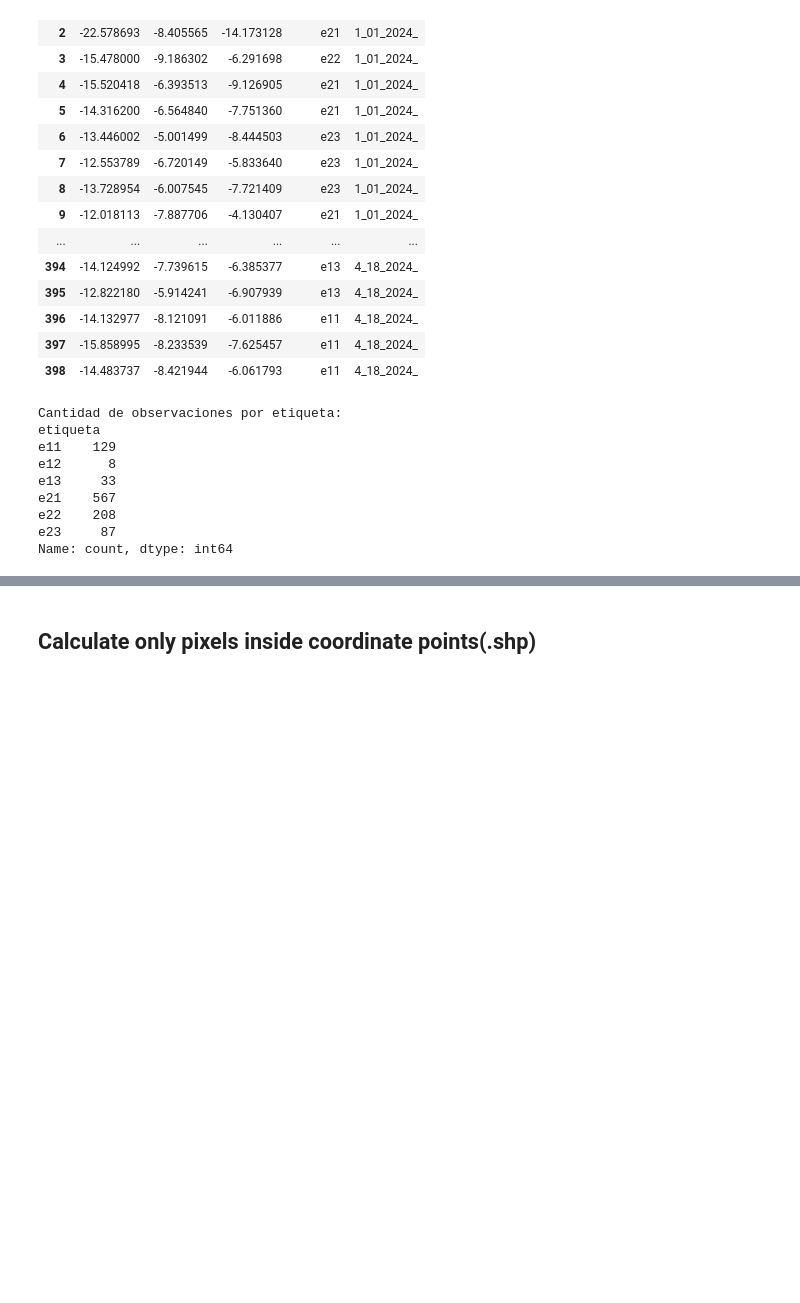
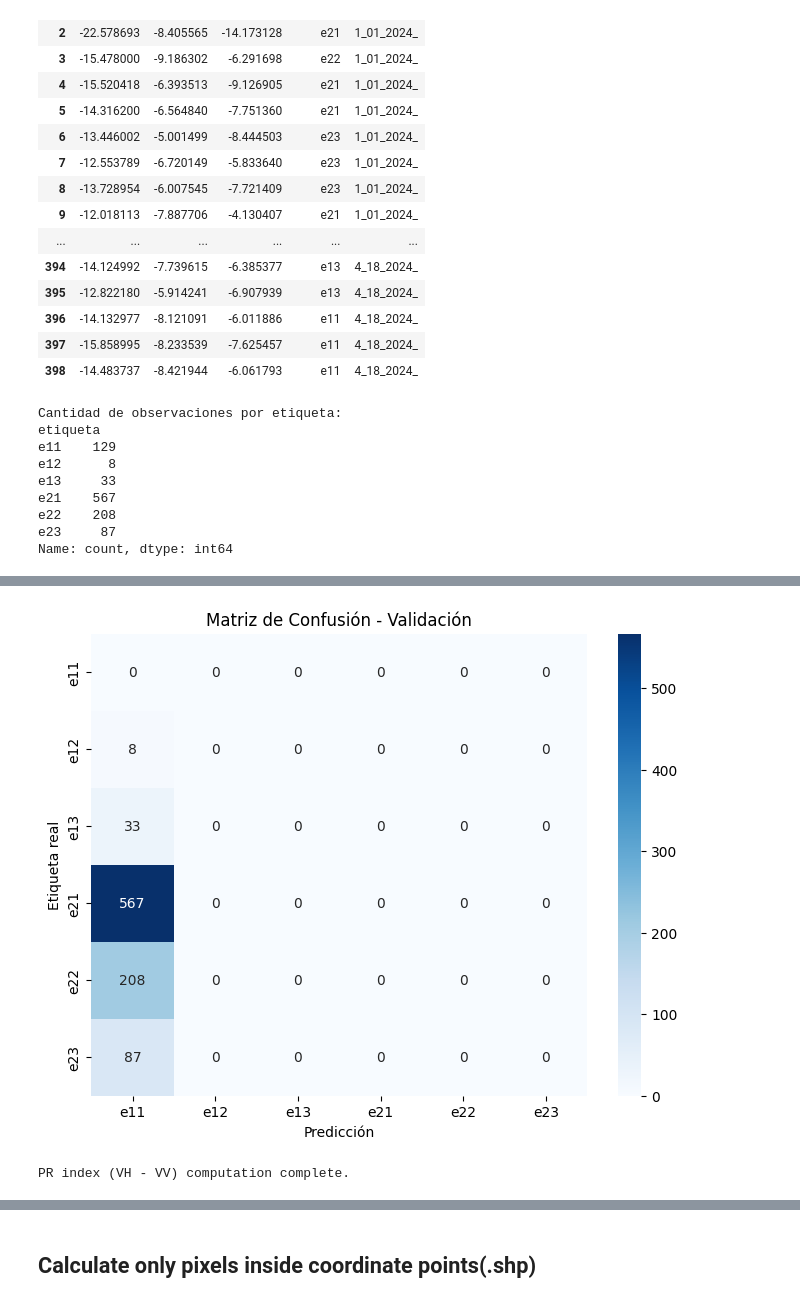
Before and after one commit to spalominoa/WETSAT_v2_spa, a Jupyter notebook: 2_Modelling_WETSAT_Google_Colab/Wetsat_Geoprocessing.ipynb, the cells around one changed output, grey strips where cells are left out. Drawn from its saved outputs; the diff is of its cells as text; code cells hidden in the pictures; blank space fills up the shorter version.

```diff
--- a/2_Modelling_WETSAT_Google_Colab/Wetsat_Geoprocessing.ipynb
+++ b/2_Modelling_WETSAT_Google_Colab/Wetsat_Geoprocessing.ipynb
@@ -446,3 +442,26 @@ e21    567
 e22    208
 e23     87
 Name: count, dtype: int64
+# %%
+etiquetas_validas = ['e21', 'e12', 'e13', 'e22', 'e23']
+df_modelo = df_final.dropna(subset=['VV', 'VH', 'PR', 'etiqueta'])
+
+le = LabelEncoder()
+df_modelo['etiqueta_cod'] = le.fit_transform(df_modelo['etiqueta'])
+
+X = df_modelo[['VV', 'VH', 'PR']].values
+y = df_modelo['etiqueta_cod'].values
+
+mask_validacion = df_modelo['etiqueta'].isin(etiquetas_validas)
+X_train = X[~mask_validacion]
+y_train = y[~mask_validacion]
+X_val = X[mask_validacion]
+y_val = y[mask_validacion]
+
+rf = RandomForestClassifier(n_estimators=100, random_state=42)
+rf.fit(X_train, y_train)
+
+y_pred = rf.predict(X_val)
+
+print("Reporte de clasificación:")
+print(classification_report(y_val, y_pred, target_names=le.classes_))
@@ -448,0 +482,47 @@ Name: count, dtype: int64
+# %%
+cm = confusion_matrix(y_val, y_pred)
+plt.figure(figsize=(8,6))
+sns.heatmap(cm, annot=True, fmt='d', xticklabels=le.classes_, yticklabels=le.classes_, cmap='Blues')
+plt.xlabel('Predicción')
+plt.ylabel('Etiqueta real')
+plt.title('Matriz de Confusión - Validación')
+plt.show()
+# %% [output]
+[figure, added]
+# %%
+## Access the VH Path
+vh_path = "/content/WETSAT_v2/0_Original_Files/aoi1/aoi1/sigma_dB/VH_sigma_dB"
+## Access the VV Path
+vv_path = "/content/WETSAT_v2/0_Original_Files/aoi1/aoi1/sigma_dB/VV_sigma_dB"
+## Create the PR Index path
+pr_path = "/content/WETSAT_v2/0_Original_Files/aoi1/aoi1/sigma_dB/PR_index"
+
+# Create output directory if it doesn't exist
+os.makedirs(pr_path, exist_ok=True)
+
+# List VH and VV files (assuming matching filenames)
+vh_files = sorted([f for f in os.listdir(vh_path) if f.endswith(".tif")]) # Search files ending with .tif
+vv_files = sorted([f for f in os.listdir(vv_path) if f.endswith(".tif")]) # Search files ending with .tif
+
+# Loop through files and compute PR index scaled between 0 and 1
+for vh_file, vv_file in zip(vh_files, vv_files):
+    # Read the vh_files and vv_files
+    with rasterio.open(os.path.join(vh_path, vh_file)) as vh_src, \
+         rasterio.open(os.path.join(vv_path, vv_file)) as vv_src:
+
+        vh = vh_src.read(1).astype("float32") # Converts the data to 32-bit float
+        vv = vv_src.read(1).astype("float32") # Converts the data to 32-bit float
+
+        pr_index_diff = vh - vv  # Compute PR index as difference
+
+        # Save PR index difference
+        profile = vh_src.profile
+        profile.update(dtype="float32", count=1)
+
+        pr_filename = f"PR_diff_{vh_file}"
+        with rasterio.open(os.path.join(pr_path, pr_filename), "w", **profile) as dst:
+            dst.write(pr_index_diff, 1)
+
+print("PR index (VH - VV) computation complete.")
+# %% [output]
+PR index (VH - VV) computation complete.
```
Also changed, not shown: parts of 9 cells of this notebook.
